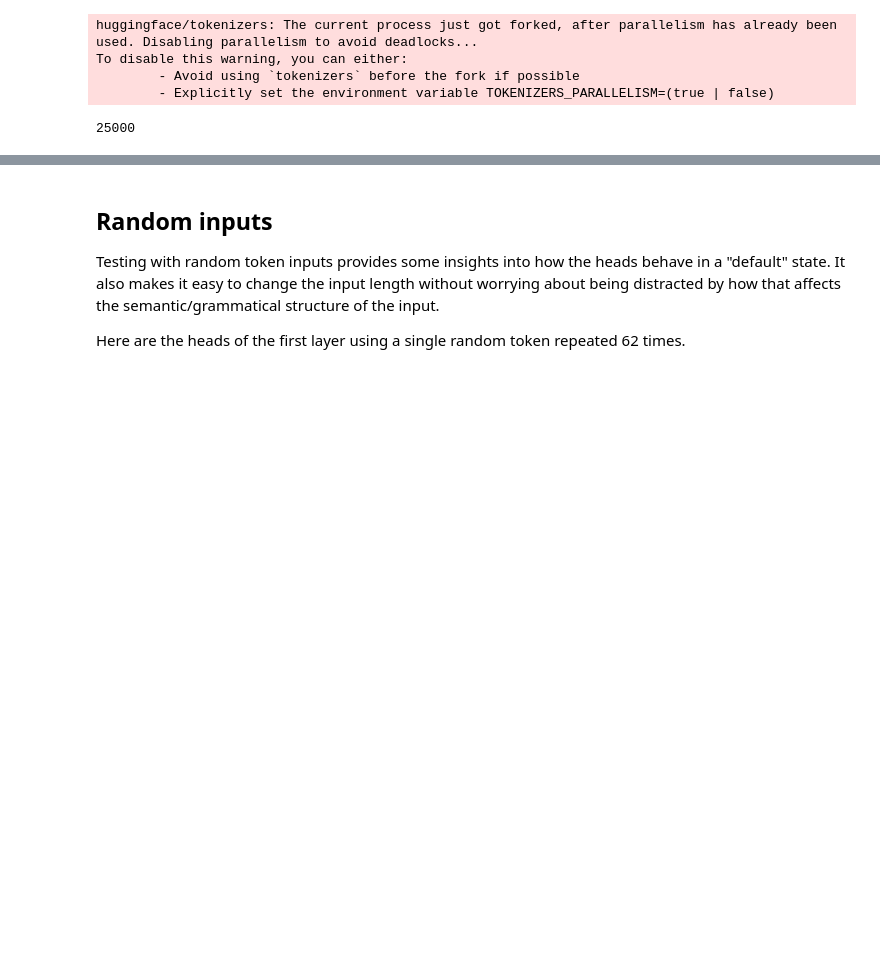
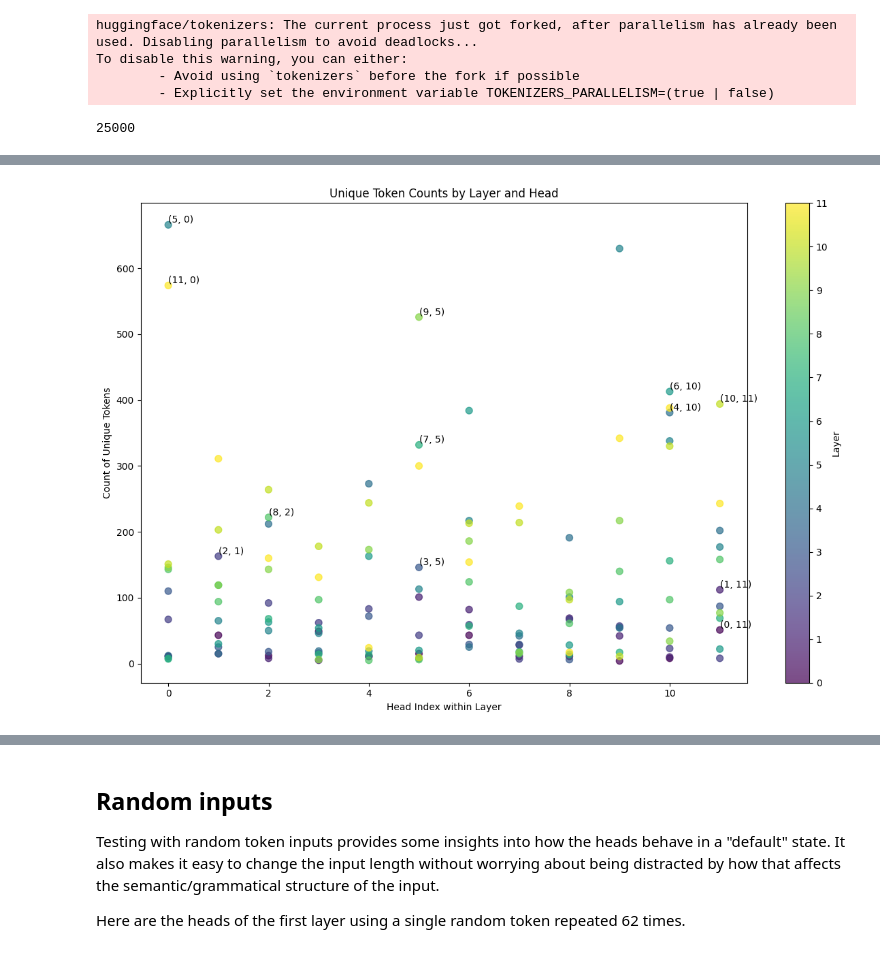
Before and after one commit to layterz/experiments, a Jupyter notebook: notebooks/attention-tokens-2.ipynb, the cells around one changed output, grey strips where cells are left out. Cells and saved outputs as stored; diff of their text form; code cells hidden in the pictures; blank space fills up the shorter version.

```diff
--- a/notebooks/attention-tokens-2.ipynb
+++ b/notebooks/attention-tokens-2.ipynb
@@ -119,0 +380,43 @@ TypeError: 'Tensor' object is not a mapping
+# %%
+def plot_unique_tokens_by_layer_head(token_counts, num_layers, num_heads_per_layer, show_max_labels=True):
+    plt.figure(figsize=(12, 8))
+
+    # Create a colormap
+    colormap = cm.viridis
+
+    # Calculate the count of unique tokens for each head
+    unique_token_counts = token_counts.groupby('Head')['Token'].nunique().reset_index(name='Unique Tokens')
+
+    # Add a layer column and head index within layer column
+    unique_token_counts['Layer'] = unique_token_counts['Head'] // num_heads_per_layer
+    unique_token_counts['Head Index within Layer'] = unique_token_counts['Head'] % num_heads_per_layer
+
+    # Create a scatter plot
+    plt.scatter(unique_token_counts['Head Index within Layer'], unique_token_counts['Unique Tokens'],
+                c=unique_token_counts['Layer'], cmap=colormap, s=50, alpha=0.7)
+
+    if show_max_labels:
+        # Find the maximum value for each layer
+        max_values = unique_token_counts.groupby('Layer')['Unique Tokens'].max()
+
+        # Add labels for the maximum value in each layer
+        for layer, max_value in max_values.items():
+            max_index = unique_token_counts[
+                (unique_token_counts['Layer'] == layer) &
+                (unique_token_counts['Unique Tokens'] == max_value)
+            ].index[0]
+            max_head_index_within_layer = unique_token_counts.loc[max_index, 'Head Index within Layer']
+            plt.text(max_head_index_within_layer, max_value, f'({int(layer)}, {int(max_head_index_within_layer)})',
+                     fontsize=10, ha='left', va='bottom')
+
+    plt.xlabel('Head Index within Layer')
+    plt.ylabel('Count of Unique Tokens')
+    plt.title('Unique Token Counts by Layer and Head')
+    plt.colorbar(ticks=range(num_layers), label='Layer')
+
+    plt.tight_layout()
+    plt.show()
+
+plot_unique_tokens_by_layer_head(token_counts, num_layers, num_heads_per_layer)
+# %% [output]
+[figure, added]
```
Also changed, not shown: parts of 36 cells of this notebook, 3 other files.
